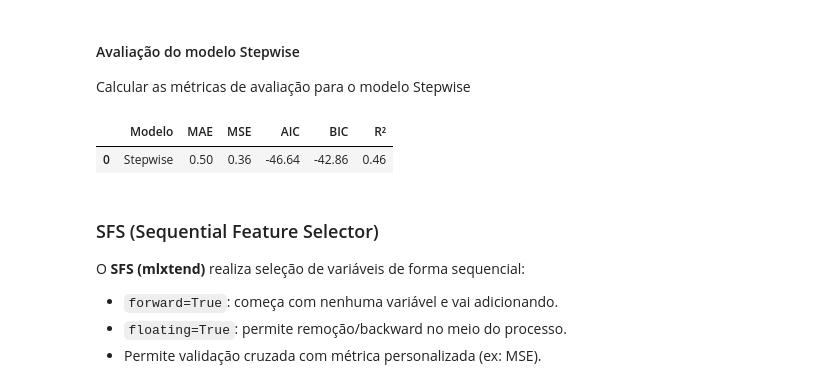
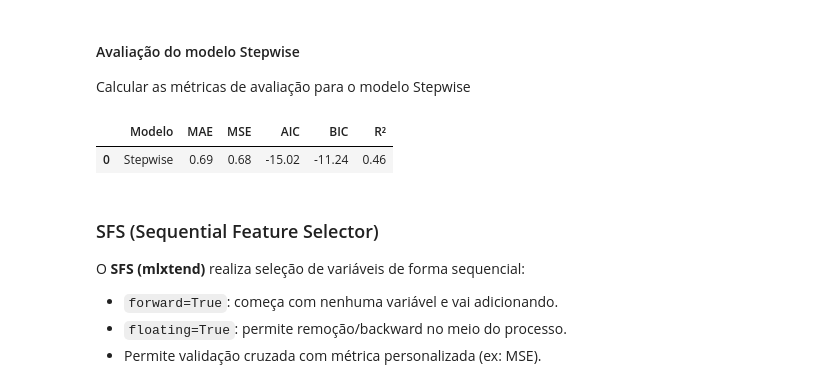
Before and after one commit to redsonlopez/regression_tips, a Jupyter notebook: regression_tips.ipynb, the cells around one changed output. Saved outputs shown, nothing was run; the diff lists cells and outputs as text; code cells hidden in the pictures.

```diff
--- a/regression_tips.ipynb
+++ b/regression_tips.ipynb
@@ -350,0 +349,8 @@ padronizadas.head(3)
+# %%
+standard = StandardScaler()
+X_train_standard = standard.fit_transform(X_train)
+X_test_standard = standard.transform(X_test)
+
+X_train_standard = pd.DataFrame(X_train_standard, columns=X_train.columns)
+X_test_standard = pd.DataFrame(X_test_standard, columns=X_test.columns)
+X_train_standard.head(3)
@@ -366,9 +378,3 @@ normalizadas.head(3)
-# %%
-X = padronizadas.drop(["tip", "person_tip", "waiter_percent"], axis=1)
-y = padronizadas["tip"]
-
-# Separa os dados em treino (80%) e teste (20%)
-X_train, X_test, y_train, y_test = train_test_split(X, y, test_size=0.2, random_state=42,)
 # %% [markdown]
 ### Seleção de Variáveis
 #### Stepwise com AIC
@@ -419,7 +425,7 @@ def forward_backward_stepwise_selection(X, y):
     return selected
 
 # Retorna lista de variáveis selecionadas pelo critério de AIC
-selected_stepwise = forward_backward_stepwise_selection(X_train, y_train)
+selected_stepwise = forward_backward_stepwise_selection(X_train_standard, y_train)
 print("Selecionadas pelo Stepwise:", selected_stepwise)
 # %% [output]
 Selecionadas pelo Stepwise: ['total_bill', 'person_bill']
@@ -428,8 +434,8 @@ Selecionadas pelo Stepwise: ['total_bill', 'person_bill']
 
 Ajuste do modelo Linear com as variáveis escolhidas
 # %%
-model_stepwise = LinearRegression().fit(X_train[selected_stepwise], y_train)
-y_pred_stepwise = model_stepwise.predict(X_test[selected_stepwise])
+model_stepwise = LinearRegression().fit(X_train_standard[selected_stepwise], y_train)
+y_pred_stepwise = model_stepwise.predict(X_test_standard[selected_stepwise])
 # %% [markdown]
 #### Avaliação do modelo Stepwise
 
@@ -437,23 +443,23 @@ Calcular as métricas de avaliação para o modelo Stepwise
 # %%
 n = len(y_test)
 k = len(selected_stepwise)
 mse = mean_squared_error(y_test, y_pred_stepwise)
 aic = n * np.log(mse) + 2 * k
 bic = n * np.log(mse) + k * np.log(n)
 
 results = [{
     'Modelo': 'Stepwise',
     'MAE': mean_absolute_error(y_test, y_pred_stepwise),
     'MSE': mse,
     'AIC': aic,
     'BIC': bic,
-    'R²': model_stepwise.score(X_test[selected_stepwise], y_test)
+    'R²': model_stepwise.score(X_test_standard[selected_stepwise], y_test)
 }]
 
 pd.DataFrame(results)
 # %% [output]
 |  | Modelo | MAE | MSE | AIC | BIC | R² |
-| 0 | Stepwise | 0.50 | 0.36 | -46.64 | -42.86 | 0.46 |
+| 0 | Stepwise | 0.69 | 0.68 | -15.02 | -11.24 | 0.46 |
 # %% [markdown]
 ### SFS (Sequential Feature Selector)
 
```
Also changed, not shown: parts of 14 cells of this notebook.
